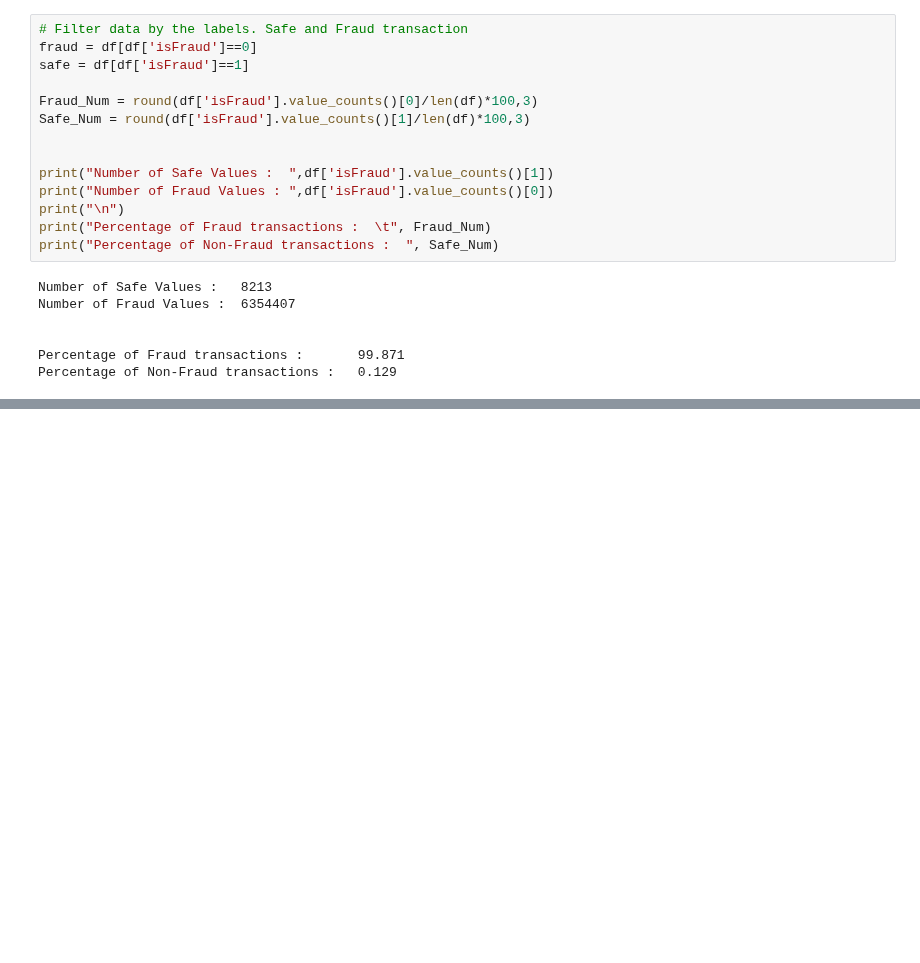
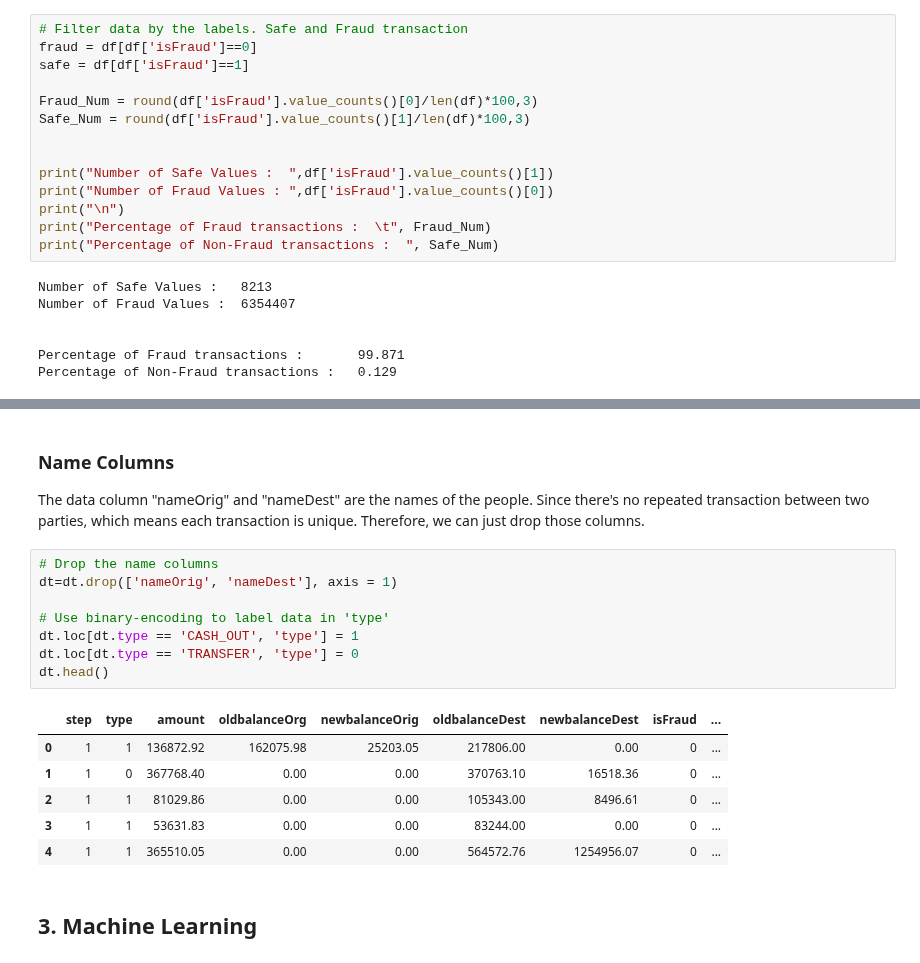
Before and after one commit to gn004422363/Buzz_Logic, a Jupyter notebook: buzz_logic.ipynb, the cells around one changed output, grey strips where cells are left out. Saved outputs shown, nothing was run; the diff lists cells and outputs as text; blank space fills up the shorter version.

```diff
--- a/buzz_logic.ipynb
+++ b/buzz_logic.ipynb
@@ -268,0 +309,20 @@ print('The fraud transactions are :'  , fraud )
+# %% [markdown]
+### Name Columns
+The data column "nameOrig" and "nameDest" are the names of the people. Since there's no repeated transaction between two parties, which means each transaction is unique. Therefore, we can just drop those columns.
+# %%
+# Drop the name columns
+dt=dt.drop(['nameOrig', 'nameDest'], axis = 1)
+
+# Use binary-encoding to label data in 'type'
+dt.loc[dt.type == 'CASH_OUT', 'type'] = 1
+dt.loc[dt.type == 'TRANSFER', 'type'] = 0
+dt.head()
+# %% [output]
+|  | step | type | amount | oldbalanceOrg | newbalanceOrig | oldbalanceDest | newbalanceDest | isFraud | ... |
+| 0 | 1 | 1 | 136872.92 | 162075.98 | 25203.05 | 217806.00 | 0.00 | 0 | ... |
+| 1 | 1 | 0 | 367768.40 | 0.00 | 0.00 | 370763.10 | 16518.36 | 0 | ... |
+| 2 | 1 | 1 | 81029.86 | 0.00 | 0.00 | 105343.00 | 8496.61 | 0 | ... |
+| 3 | 1 | 1 | 53631.83 | 0.00 | 0.00 | 83244.00 | 0.00 | 0 | ... |
+| 4 | 1 | 1 | 365510.05 | 0.00 | 0.00 | 564572.76 | 1254956.07 | 0 | ... |
+# %% [markdown]
+## 3. Machine Learning
```
Also changed, not shown: parts of 21 cells of this notebook.
